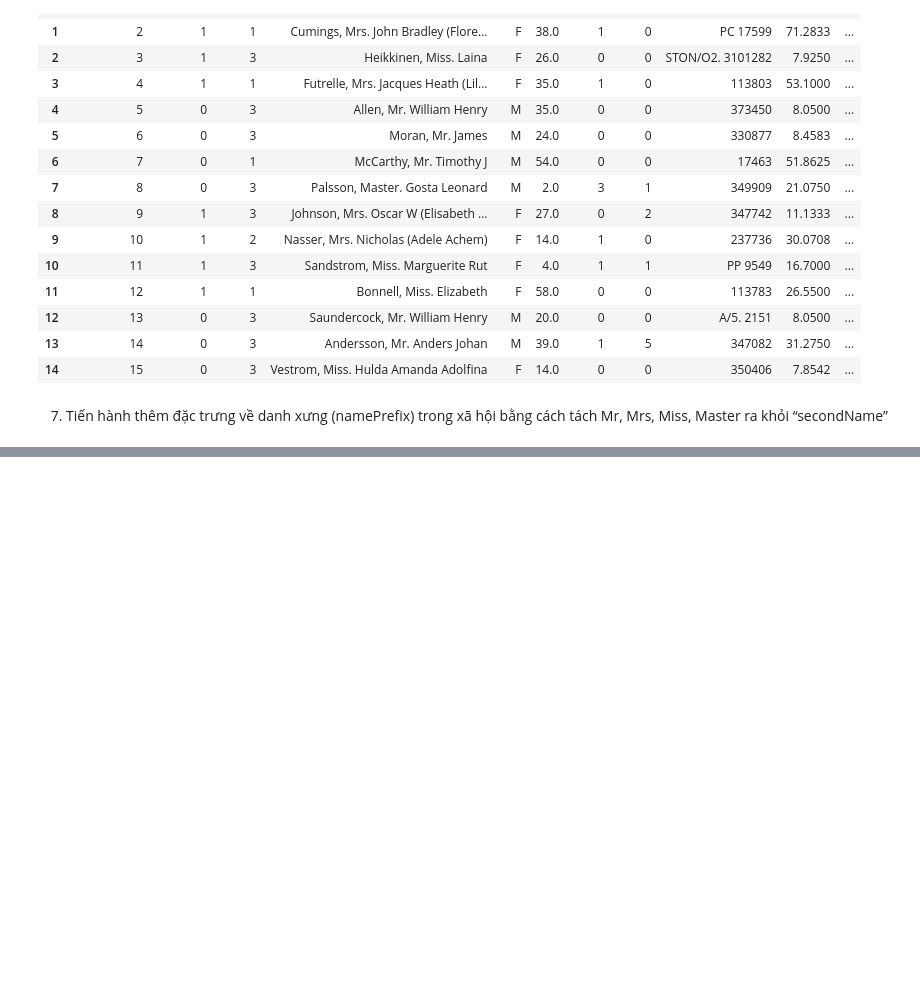
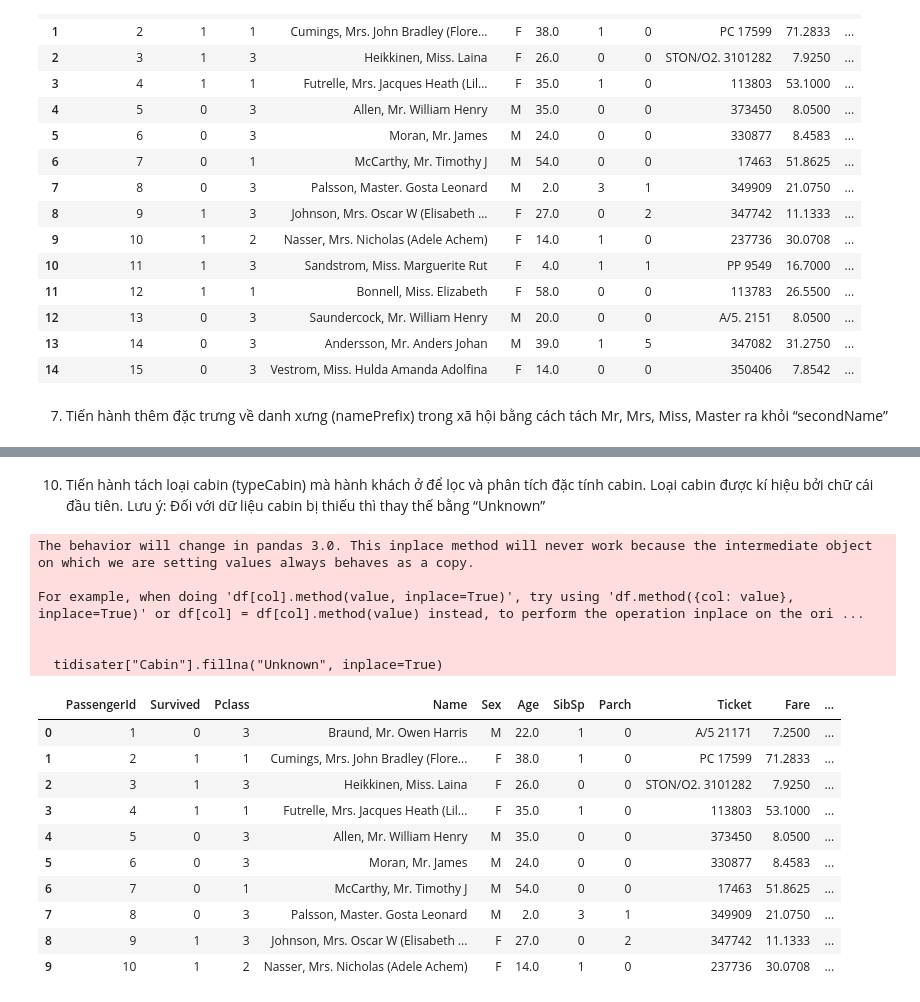
Before and after one commit to vanchuyennguyen/dulieuvshocsau, a Jupyter notebook: lap4.ipynb, the cells around one changed output, grey strips where cells are left out. Saved outputs shown, nothing was run; the diff lists cells and outputs as text; code cells hidden in the pictures; blank space fills up the shorter version.

```diff
--- a/lap4.ipynb
+++ b/lap4.ipynb
@@ -164,0 +213,26 @@ Mrs, Miss, Master ra khỏi “secondName”
+# %% [markdown]
+10. Tiến hành tách loại cabin (typeCabin) mà hành khách ở để lọc và phân tích đặc tính
+cabin. Loại cabin được kí hiệu bởi chữ cái đầu tiên. Lưu ý: Đối với dữ liệu cabin bị thiếu
+thì thay thế bằng “Unknown”
+# %%
+tidisater["typeCabin"] = tidisater["Cabin"].astype(str).str[0]
+tidisater["Cabin"].fillna("Unknown", inplace=True)
+tidisater.head(10)
+# %% [output]
+The behavior will change in pandas 3.0. This inplace method will never work because the intermediate object on which we are setting values always behaves as a copy.
+
+For example, when doing 'df[col].method(value, inplace=True)', try using 'df.method({col: value}, inplace=True)' or df[col] = df[col].method(value) instead, to perform the operation inplace on the ori ...
+
+
+  tidisater["Cabin"].fillna("Unknown", inplace=True)
+|  | PassengerId | Survived | Pclass | Name | Sex | Age | SibSp | Parch | Ticket | Fare | ... |
+| 0 | 1 | 0 | 3 | Braund, Mr. Owen Harris | M | 22.0 | 1 | 0 | A/5 21171 | 7.2500 | ... |
+| 1 | 2 | 1 | 1 | Cumings, Mrs. John Bradley (Flore... | F | 38.0 | 1 | 0 | PC 17599 | 71.2833 | ... |
+| 2 | 3 | 1 | 3 | Heikkinen, Miss. Laina | F | 26.0 | 0 | 0 | STON/O2. 3101282 | 7.9250 | ... |
+| 3 | 4 | 1 | 1 | Futrelle, Mrs. Jacques Heath (Lil... | F | 35.0 | 1 | 0 | 113803 | 53.1000 | ... |
+| 4 | 5 | 0 | 3 | Allen, Mr. William Henry | M | 35.0 | 0 | 0 | 373450 | 8.0500 | ... |
+| 5 | 6 | 0 | 3 | Moran, Mr. James | M | 24.0 | 0 | 0 | 330877 | 8.4583 | ... |
+| 6 | 7 | 0 | 1 | McCarthy, Mr. Timothy J | M | 54.0 | 0 | 0 | 17463 | 51.8625 | ... |
+| 7 | 8 | 0 | 3 | Palsson, Master. Gosta Leonard | M | 2.0 | 3 | 1 | 349909 | 21.0750 | ... |
+| 8 | 9 | 1 | 3 | Johnson, Mrs. Oscar W (Elisabeth ... | F | 27.0 | 0 | 2 | 347742 | 11.1333 | ... |
+| 9 | 10 | 1 | 2 | Nasser, Mrs. Nicholas (Adele Achem) | F | 14.0 | 1 | 0 | 237736 | 30.0708 | ... |
```
Also changed, not shown: parts of 16 cells of this notebook.
